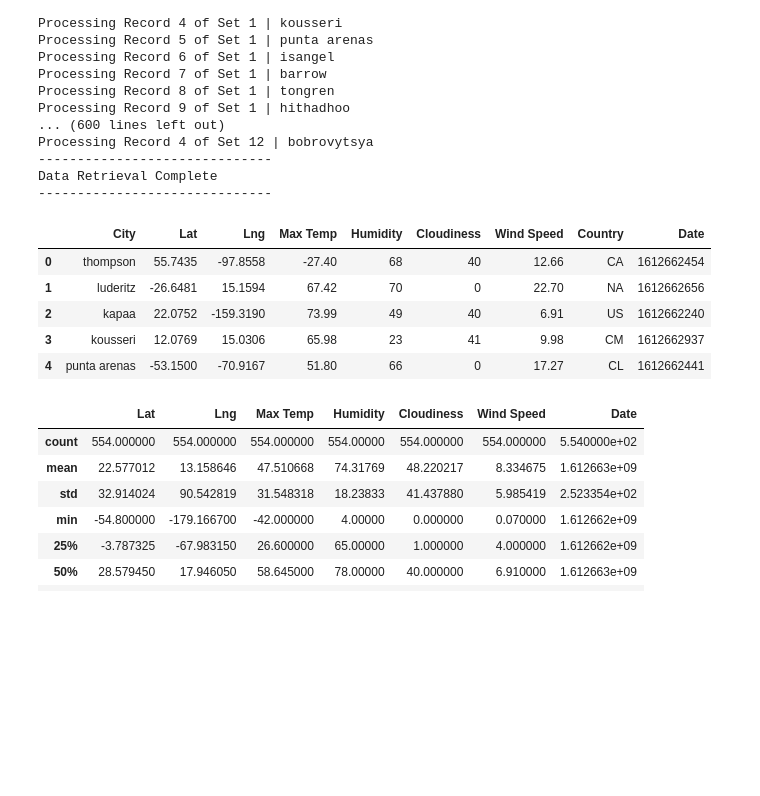
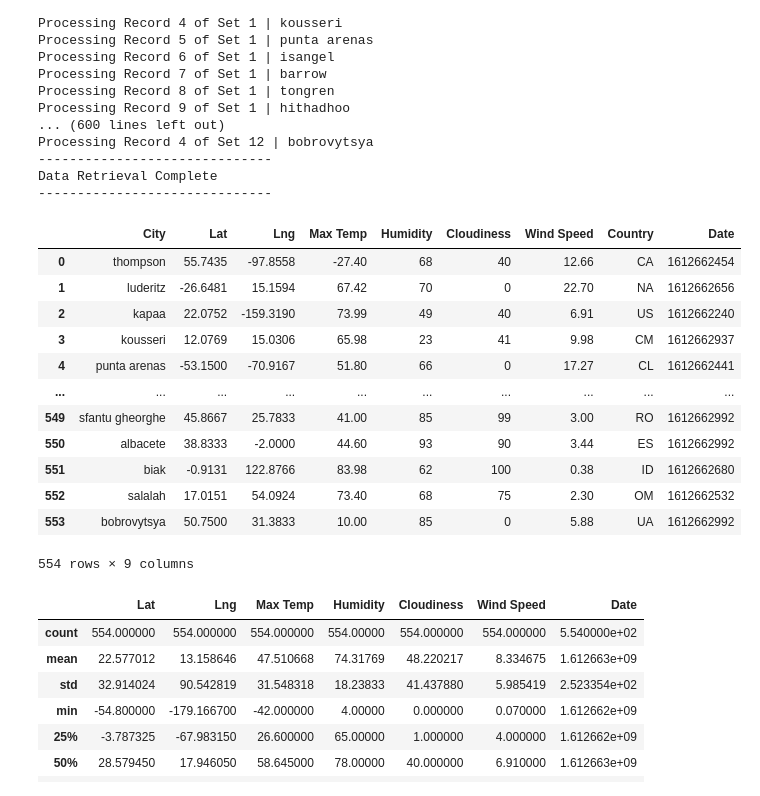
Before and after one commit to clairewkh/Python-API-Challenge, a Jupyter notebook: WeatherPy/WeatherPy.ipynb, the cells around one changed output. Saved outputs shown, nothing was run; the diff lists cells and outputs as text; code cells hidden in the pictures; blank space fills up the shorter version.

```diff
--- a/WeatherPy/WeatherPy.ipynb
+++ b/WeatherPy/WeatherPy.ipynb
@@ -119,16 +119,23 @@ Data Retrieval Complete
 # %%
 #Store in a dataframe
 city_sum = {'City':city_name,'Lat':lat,'Lng':long,'Max Temp':max_temp,'Humidity':humid,
             'Cloudiness':cloud,'Wind Speed':wind_speed,'Country':country,'Date':date}
 city_summary = pd.DataFrame(city_sum)
-city_summary.head()
+city_summary
 # %% [output]
 |  | City | Lat | Lng | Max Temp | Humidity | Cloudiness | Wind Speed | Country | Date |
 | 0 | thompson | 55.7435 | -97.8558 | -27.40 | 68 | 40 | 12.66 | CA | 1612662454 |
 | 1 | luderitz | -26.6481 | 15.1594 | 67.42 | 70 | 0 | 22.70 | NA | 1612662656 |
 | 2 | kapaa | 22.0752 | -159.3190 | 73.99 | 49 | 40 | 6.91 | US | 1612662240 |
 | 3 | kousseri | 12.0769 | 15.0306 | 65.98 | 23 | 41 | 9.98 | CM | 1612662937 |
 | 4 | punta arenas | -53.1500 | -70.9167 | 51.80 | 66 | 0 | 17.27 | CL | 1612662441 |
+| ... | ... | ... | ... | ... | ... | ... | ... | ... | ... |
+| 549 | sfantu gheorghe | 45.8667 | 25.7833 | 41.00 | 85 | 99 | 3.00 | RO | 1612662992 |
+| 550 | albacete | 38.8333 | -2.0000 | 44.60 | 93 | 90 | 3.44 | ES | 1612662992 |
+| 551 | biak | -0.9131 | 122.8766 | 83.98 | 62 | 100 | 0.38 | ID | 1612662680 |
+| 552 | salalah | 17.0151 | 54.0924 | 73.40 | 68 | 75 | 2.30 | OM | 1612662532 |
+| 553 | bobrovytsya | 50.7500 | 31.3833 | 10.00 | 85 | 0 | 5.88 | UA | 1612662992 |
+554 rows × 9 columns
 # %%
 #Summary Stats for city_summary
 city_summary.describe()
```
Also changed, not shown: parts of 1 cell of this notebook, 1 other file.
